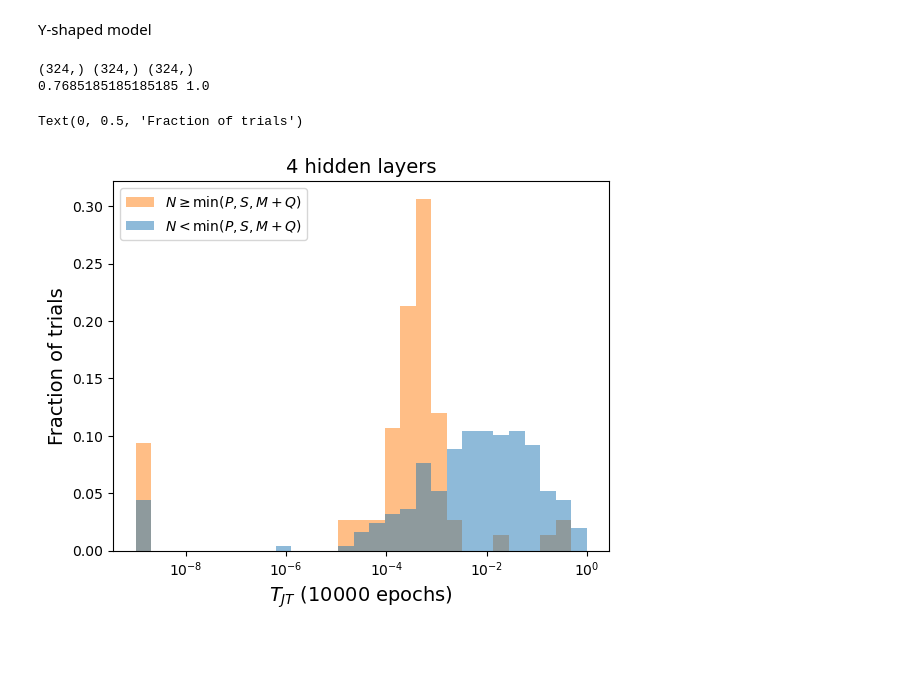
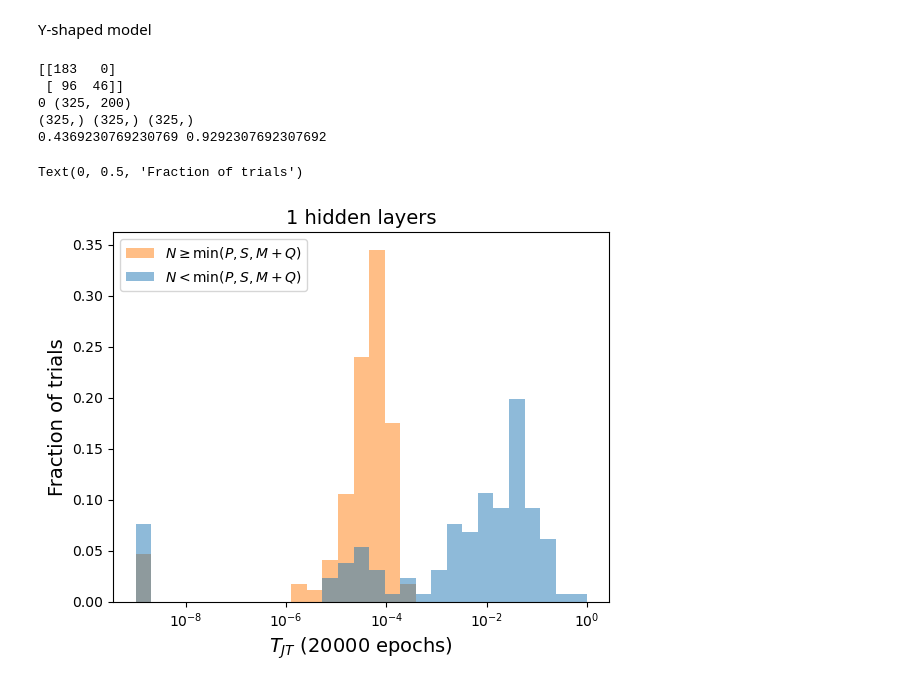
Before and after one commit to zdeblick/JointTraining, a Jupyter notebook: Figures.ipynb, the cells around one changed output. Drawn from its saved outputs; the diff is of its cells as text; code cells hidden in the pictures; blank space fills up the shorter version.

```diff
--- a/Figures.ipynb
+++ b/Figures.ipynb
@@ -573,29 +674,36 @@ Y-shaped model
 # %%
 os.chdir('../YL_summaries')
 # %%
-L=4
-Df = np.load('YL_sum_varySNMQ_L='+str(L)+'.npz')
-# epochs = Df['epochs']
-epochs = [1000,5000,10000]
+from sklearn.metrics import confusion_matrix
+L=1
+D = np.load('YL_sum_varySNMQ_L='+str(L)+'.npz')
+epochs = D['epochs']
 i = -1
-D = Df if len(epochs)==1 else {k:v[:,i] for k,v in Df.items() if k!='epochs'}
 min_Ns = np.min(D['Ns'],axis=-1) if L>1 else D['Ns']
 ibnk = min_Ns<np.squeeze(np.min([D['Ps'],D['Ss'],D['Ms']+D['Qs']],axis=0))
-T_JTs = np.squeeze((D['Cval_inds']-D['Cval_JTs'])/D['Cval_inds']+1e-9)
-ok = np.squeeze(D['Ps']>0*D['Ss'])
+ibnk2 = min_Ns<np.min([D['dimss'][:,0,0],np.sum(D['out_dimss'],axis=1)],axis=0)
+print(confusion_matrix(ibnk,ibnk2))
+
+T_JTs = (D['Cval_inds'][:,i]-D['Cval_JTs'][:,i])/D['Cval_inds'][:,i]+1e-9
+# T_JTs = D['Cval_JTs'][:,i]
+print(np.sum(D['Cval_inds'][:,0]==0),D['Cval_inds'].shape)
+ok = np.squeeze(D['Ps']>D['Ss'])
 print(ibnk.shape,T_JTs.shape,ok.shape)
 print(np.mean(ibnk),np.mean(ok))
 
 plt.hist([T_JTs[ibnk&ok],T_JTs[~ibnk&ok]],histtype='stepfilled',label=['$N<\min(P,S,M+Q)$','$N\geq\min(P,S,M+Q)$'],bins=np.logspace(-9,0,30),weights = [[1/np.sum(ibnk&ok)]*np.sum(ibnk&ok), [1/np.sum(~ibnk&ok)]*np.sum(~ibnk&ok)],alpha=0.5)
 plt.xscale('log')
 plt.legend(loc='upper left')
 # print(np.mean(~ibnk&(D['Ms']<=D['Ns'])))
 
 plt.title(str(L)+' hidden layers',fontsize=14)
 plt.xlabel('$T_{JT}$ ('+str(epochs[i])+' epochs)',fontsize=14)
 plt.ylabel('Fraction of trials',fontsize=14)
 # %% [output]
-(324,) (324,) (324,)
-0.7685185185185185 1.0
+[[183   0]
+ [ 96  46]]
+0 (325, 200)
+(325,) (325,) (325,)
+0.4369230769230769 0.9292307692307692
 Text(0, 0.5, 'Fraction of trials')
-[figure, old version]
+[figure, new version]
```
Also changed, not shown: parts of 12 cells of this notebook, 19 other files.
